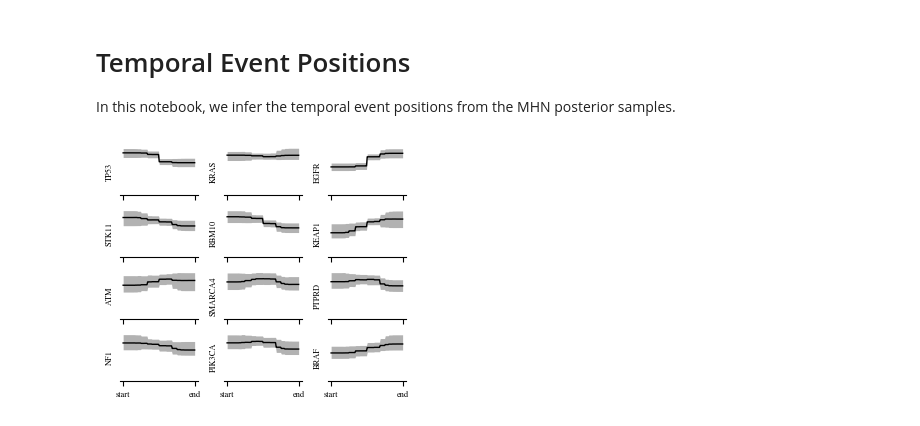
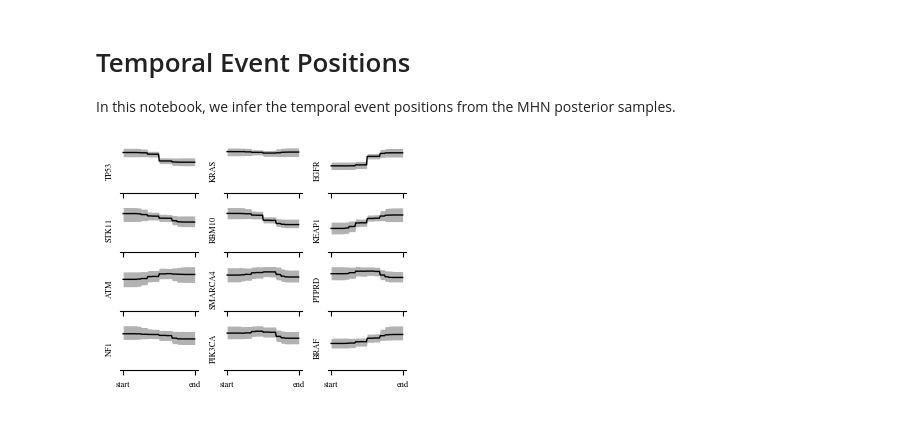
Before and after one commit to huy29433/MCMC-sampling-for-MHN, a Jupyter notebook: analysis/event_positions.ipynb, the cells around one changed output. Saved outputs shown, nothing was run; the diff lists cells and outputs as text; code cells hidden in the pictures.

```diff
--- a/analysis/event_positions.ipynb
+++ b/analysis/event_positions.ipynb
@@ -16,7 +16,7 @@ samples = np.load(
     "../results/mcmc/G13_LUAD_12_symsparse_MALA_0_0015185546875000002.npy"
     if data_name == "G13_LUAD_12"
     else "../results/mcmc/G13_COAD_12_symsparse_MALA_0_001.npy")[:, ::100]
-samples = samples[int(len(samples)*burn_in):]
+samples = samples[:, int(samples.shape[1]*burn_in):]
 samples = samples.reshape((-1, samples.shape[-1]))
 
 data = pd.read_csv(f"../data/{data_name}.csv", index_col=0)
@@ -38,35 +38,35 @@ n_rows = (len(main_events) - 1) // n_cols + 1
 
 fig, ax = plt.subplots(
     n_rows, n_cols,
-    figsize=(3.21, 2.8),
+    figsize=(3.21, 2.6),
     sharex=True,
             )
 
 for i, i_event in enumerate(main_events):
 
     q_5, q_50, q_95 = np.percentile(
         positions[:, i_event, :], [5, 50, 95], axis=0)
     ax[i // n_cols, i % n_cols].plot(
         q_50, lw=1, color="black")
     ax[i // n_cols, i % n_cols].fill_between(
         np.arange(n_bins), q_5, q_95, alpha=0.3, color="black", lw=0
     )
     ax[i // n_cols, i % n_cols].set_ylabel(f"{event_names[i_event]}")
     for spine in ["top", "right", "left"]:
         ax[i // n_cols, i % n_cols].spines[spine].set_visible(False)
     _ = ax[i // n_cols, i % n_cols].set_yticks([])
     _ = ax[i // n_cols, i % n_cols].set_xticks([0, n_bins-1])
     _ = ax[i // n_cols, i % n_cols].set_xticklabels(["start", "end"])
     ax[i // n_cols, i % n_cols].set_ylim(0, None, auto=True)
 
 if len(main_events) % n_cols != 0:
     for i in range(n_cols - (len(main_events) % n_cols)):
         ax[-1, -1 - i].set_visible(False)
 
 fig.tight_layout()
-fig.subplots_adjust(top=0.93, hspace=0.3
+fig.subplots_adjust(top=0.96, hspace=0.3
                     )
 fig.savefig(
     f"../results/figs/{data_name}_positions.pdf", dpi=600)
 # %% [output]
-[figure, old version]
+[figure, new version]
```
Also changed, not shown: 3 other files.
